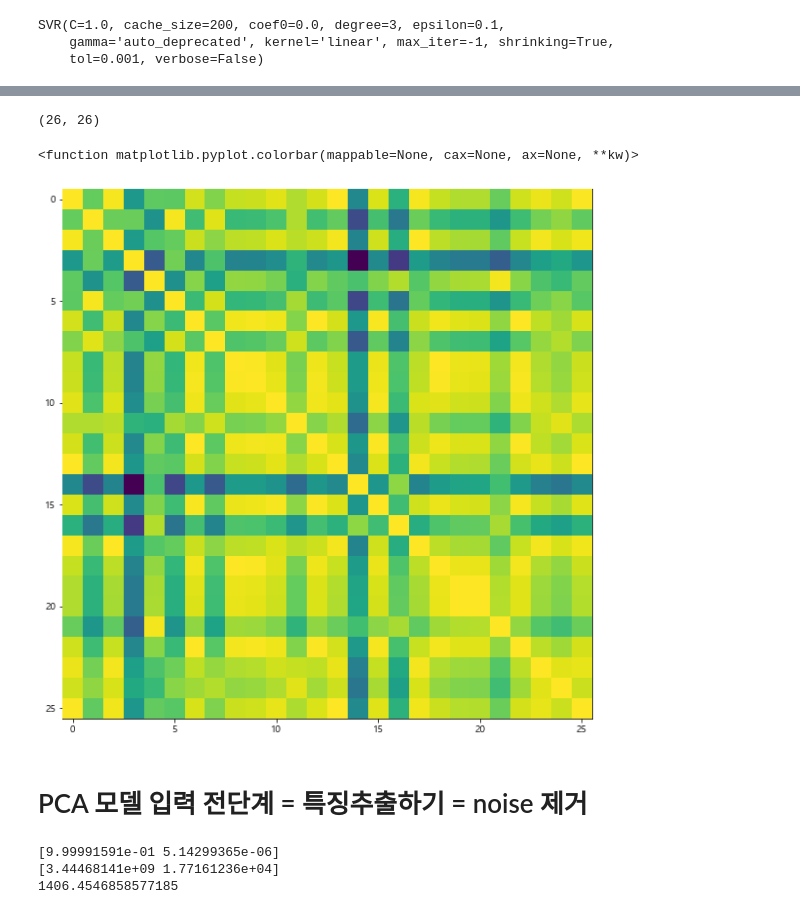
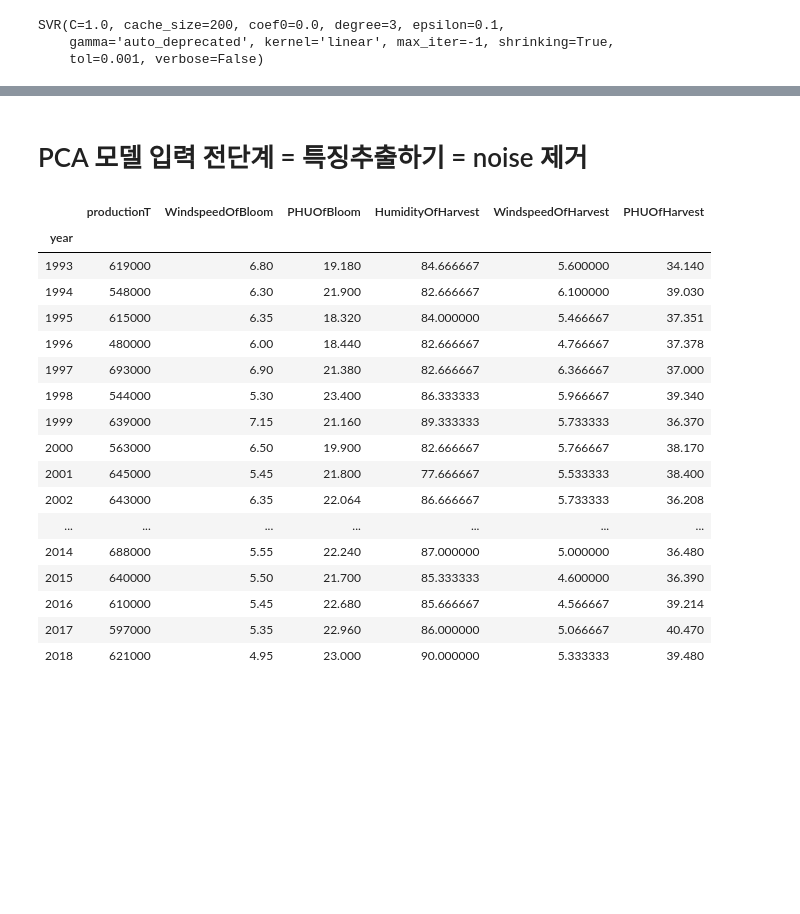
Before and after one commit to Joonyeong97/Jeju_Analysis_Project, a Jupyter notebook: 생산량 예측 변수 dataset.ipynb, the cells around one changed output, grey strips where cells are left out. Saved outputs shown, nothing was run; the diff lists cells and outputs as text; code cells hidden in the pictures; blank space fills up the shorter version.

```diff
--- a/생산량 예측 변수 dataset.ipynb
+++ b/생산량 예측 변수 dataset.ipynb
@@ -260,28 +267,28 @@ sns.heatmap(data=X.corr(), annot=True, fmt='.2f', linewidths=.5, cmap='hot_r')
-# %%
-from sklearn.metrics import pairwise_distances # 유클리디안 거리 = 각 점들간의 상호거리 =상관계수??
-D= pairwise_distances(X)
-print(D.shape)
-fig=plt.figure(figsize=(20,10))
-plt.imshow(D, zorder=10, cmap='viridis_r', interpolation='nearest')
-plt.colorbar
-# %% [output]
-(26, 26)
-<function matplotlib.pyplot.colorbar(mappable=None, cax=None, ax=None, **kw)>
-[figure, removed]
 # %% [markdown]
 # PCA 모델 입력 전단계 = 특징추출하기 = noise 제거
-# %%
-from sklearn.decomposition import PCA
-pca = PCA(n_components=2)
-pca.fit(X)
-print(pca.explained_variance_ratio_)
-
-print(pca.explained_variance_) # 분산이 큰것이 주성분~~!
-print(pca.noise_variance_) # Noise
-# %% [output]
-[9.99991591e-01 5.14299365e-06]
-[3.44468141e+09 1.77161236e+04]
-1406.4546858577185
+# %%
+# PHU 에 상관관계가 큰 개화기 수확기 평균기온 제거 및, 다중공선성이 보였던, 수확기 일조량 제거된 데이터셋
+mandarin_extraction=mandarinDataset[["productionT","WindspeedOfBloom","PHUOfBloom","HumidityOfHarvest","WindspeedOfHarvest","PHUOfHarvest"]]
+mandarin_extraction
+# %% [output]
+|  | productionT | WindspeedOfBloom | PHUOfBloom | HumidityOfHarvest | WindspeedOfHarvest | PHUOfHarvest |
+| year |  |  |  |  |  |  |
+| 1993 | 619000 | 6.80 | 19.180 | 84.666667 | 5.600000 | 34.140 |
+| 1994 | 548000 | 6.30 | 21.900 | 82.666667 | 6.100000 | 39.030 |
+| 1995 | 615000 | 6.35 | 18.320 | 84.000000 | 5.466667 | 37.351 |
+| 1996 | 480000 | 6.00 | 18.440 | 82.666667 | 4.766667 | 37.378 |
+| 1997 | 693000 | 6.90 | 21.380 | 82.666667 | 6.366667 | 37.000 |
+| 1998 | 544000 | 5.30 | 23.400 | 86.333333 | 5.966667 | 39.340 |
+| 1999 | 639000 | 7.15 | 21.160 | 89.333333 | 5.733333 | 36.370 |
+| 2000 | 563000 | 6.50 | 19.900 | 82.666667 | 5.766667 | 38.170 |
+| 2001 | 645000 | 5.45 | 21.800 | 77.666667 | 5.533333 | 38.400 |
+| 2002 | 643000 | 6.35 | 22.064 | 86.666667 | 5.733333 | 36.208 |
+| ... | ... | ... | ... | ... | ... | ... |
+| 2014 | 688000 | 5.55 | 22.240 | 87.000000 | 5.000000 | 36.480 |
+| 2015 | 640000 | 5.50 | 21.700 | 85.333333 | 4.600000 | 36.390 |
+| 2016 | 610000 | 5.45 | 22.680 | 85.666667 | 4.566667 | 39.214 |
+| 2017 | 597000 | 5.35 | 22.960 | 86.000000 | 5.066667 | 40.470 |
+| 2018 | 621000 | 4.95 | 23.000 | 90.000000 | 5.333333 | 39.480 |
 # %%
 # 정규화 4가지 버젼 다 해보쟝
 from sklearn.preprocessing import scale, robust_scale, minmax_scale, maxabs_scale, StandardScaler
```
Also changed, not shown: parts of 14 cells of this notebook.
